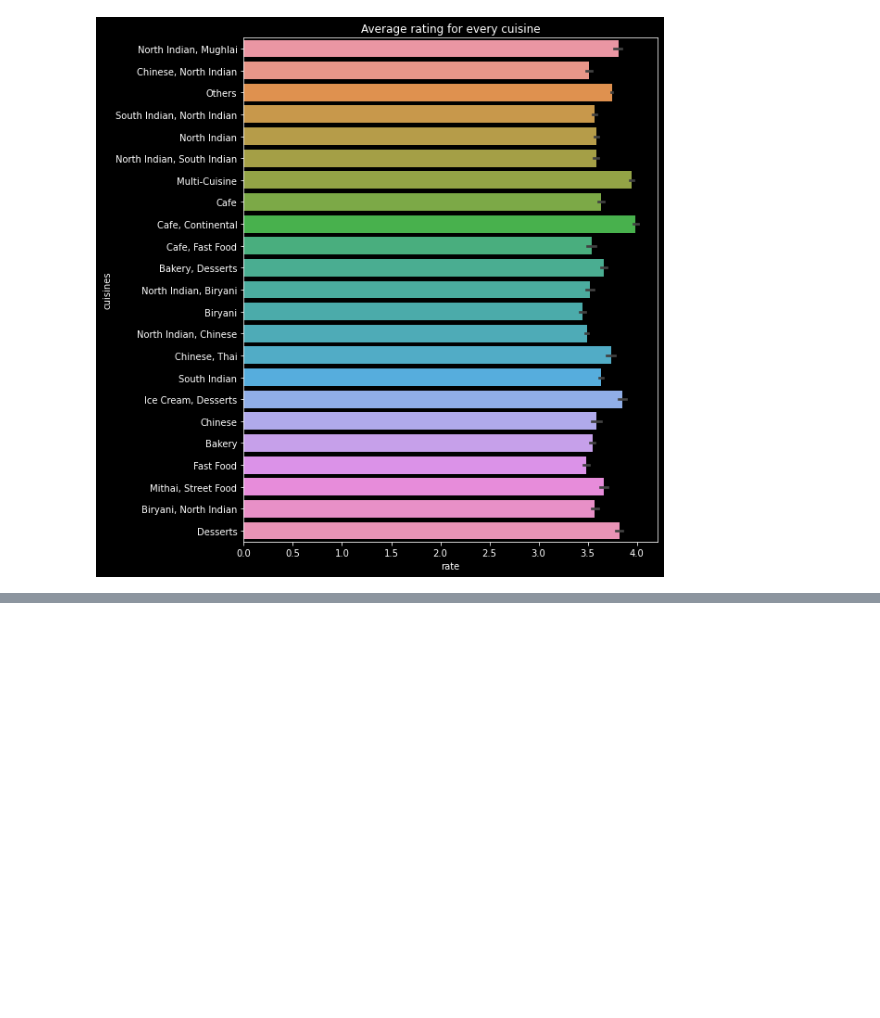
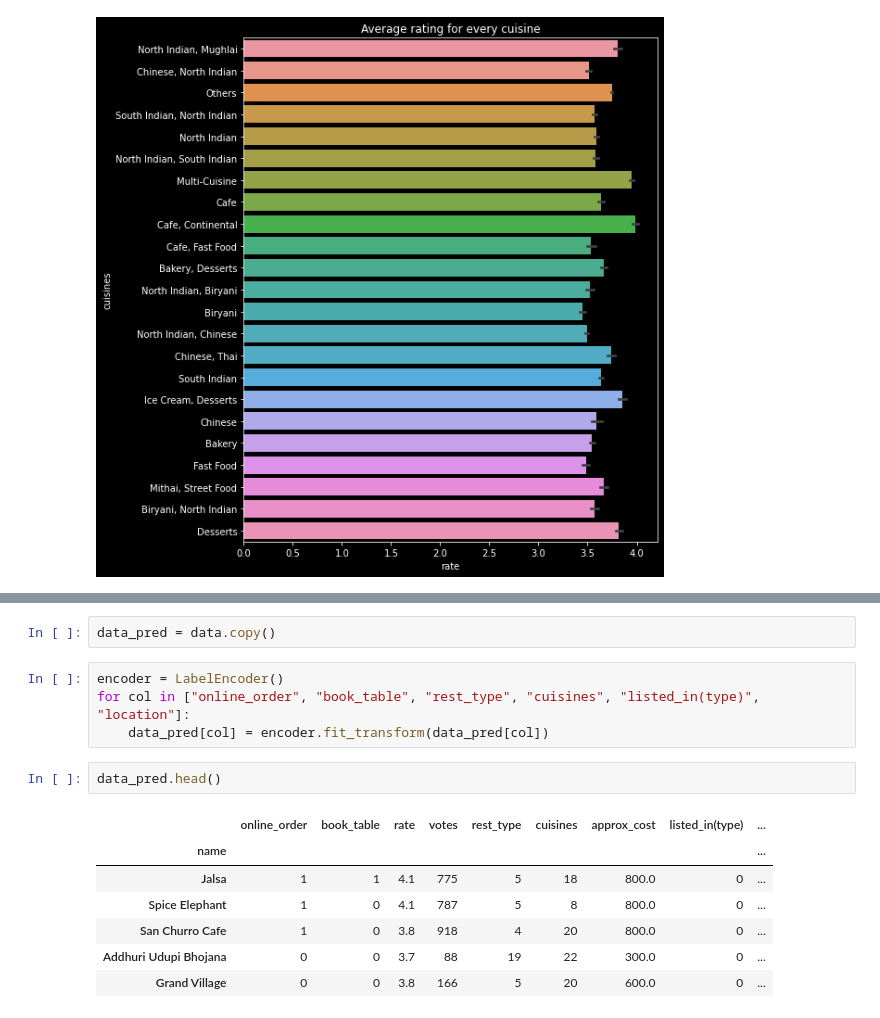
Before and after one commit to DhruvDange/Machine-Learning-SciKit, a Jupyter notebook: projects/zomato.ipynb, the cells around one changed output, grey strips where cells are left out. Saved outputs shown, nothing was run; the diff lists cells and outputs as text; blank space fills up the shorter version.

```diff
--- a/projects/zomato.ipynb
+++ b/projects/zomato.ipynb
@@ -430,0 +436,16 @@ sns.
+# %%
+data_pred = data.copy()
+# %%
+encoder = LabelEncoder()
+for col in ["online_order", "book_table", "rest_type", "cuisines", "listed_in(type)", "location"]:
+    data_pred[col] = encoder.fit_transform(data_pred[col])
+# %%
+data_pred.head()
+# %% [output]
+|  | online_order | book_table | rate | votes | rest_type | cuisines | approx_cost | listed_in(type) | ... |
+| name |  |  |  |  |  |  |  |  | ... |
+| Jalsa | 1 | 1 | 4.1 | 775 | 5 | 18 | 800.0 | 0 | ... |
+| Spice Elephant | 1 | 0 | 4.1 | 787 | 5 | 8 | 800.0 | 0 | ... |
+| San Churro Cafe | 1 | 0 | 3.8 | 918 | 4 | 20 | 800.0 | 0 | ... |
+| Addhuri Udupi Bhojana | 0 | 0 | 3.7 | 88 | 19 | 22 | 300.0 | 0 | ... |
+| Grand Village | 0 | 0 | 3.8 | 166 | 5 | 20 | 600.0 | 0 | ... |
```
Also changed, not shown: parts of 28 cells of this notebook.
